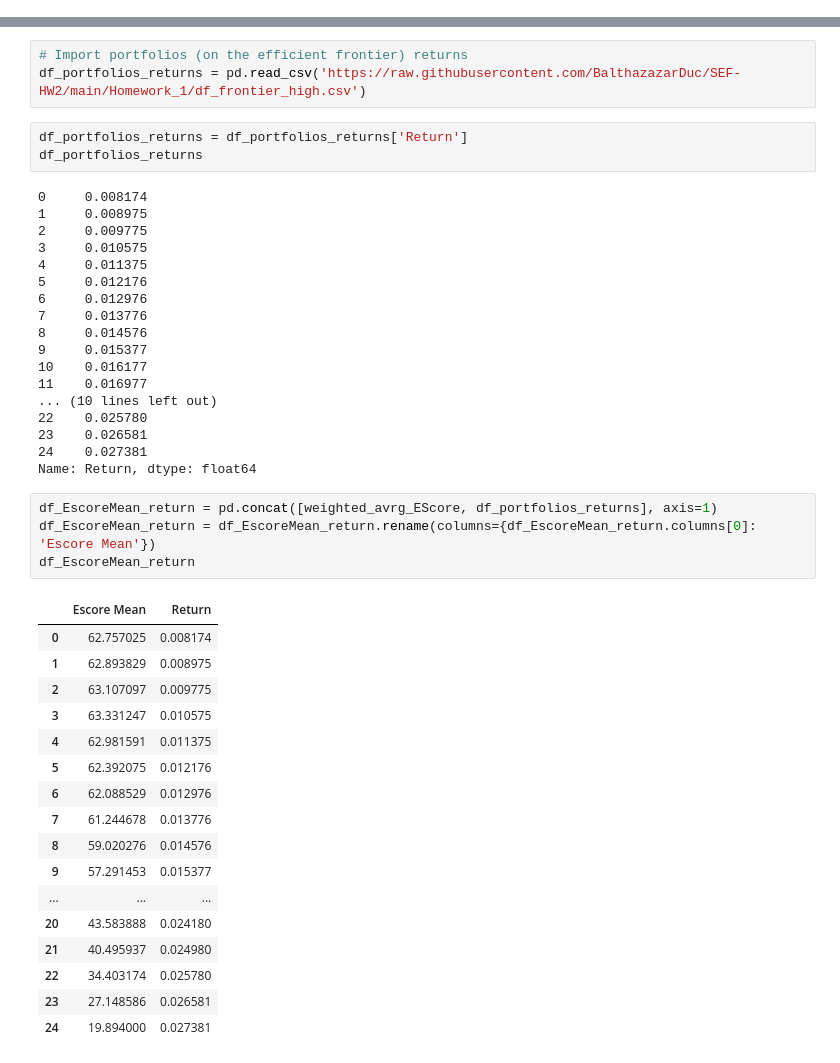
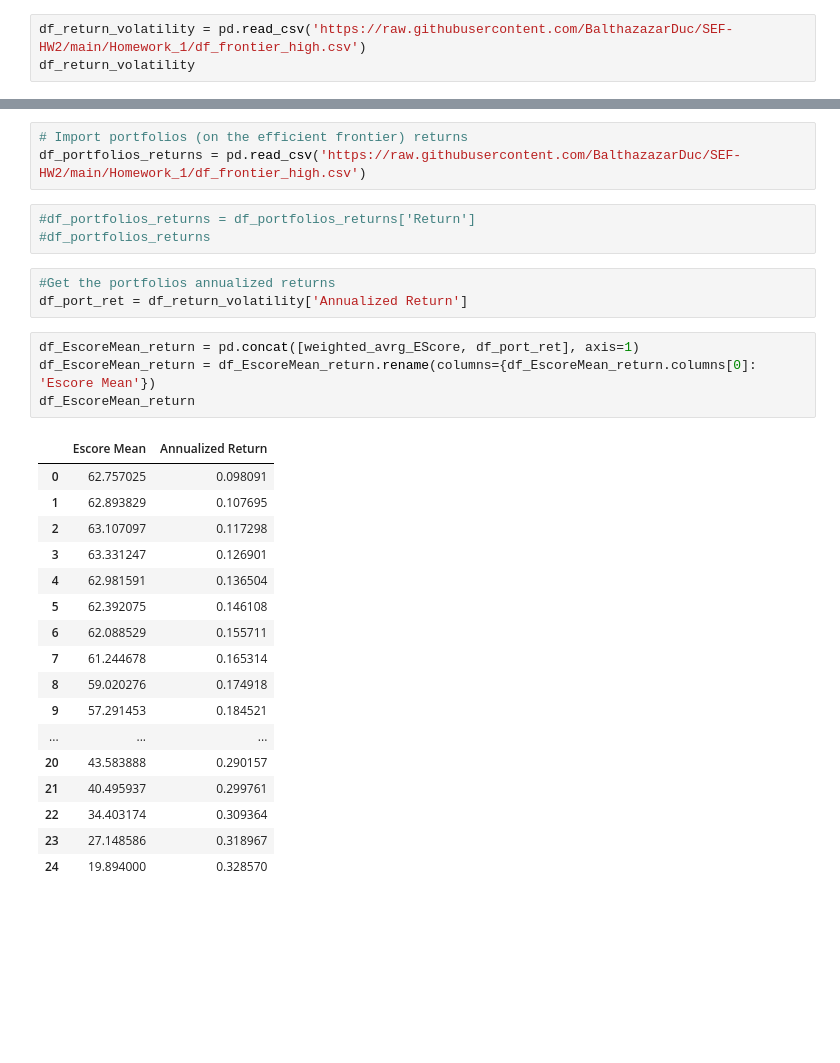
Before and after one commit to BalthazazarDuc/SEF-HW2, a Jupyter notebook: EX1.ipynb, the cells around one changed output, grey strips where cells are left out. Drawn from its saved outputs; the diff is of its cells as text; blank space fills up the shorter version.

```diff
--- a/EX1.ipynb
+++ b/EX1.ipynb
@@ -286,0 +295,3 @@ dtype: float64
+# %%
+df_return_volatility = pd.read_csv('https://raw.githubusercontent.com/BalthazazarDuc/SEF-HW2/main/Homework_1/df_frontier_high.csv')
+df_return_volatility
@@ -652,48 +761,33 @@ Name: NAME, dtype: object
 # Import portfolios (on the efficient frontier) returns
 df_portfolios_returns = pd.read_csv('https://raw.githubusercontent.com/BalthazazarDuc/SEF-HW2/main/Homework_1/df_frontier_high.csv')
 # %%
-df_portfolios_returns = df_portfolios_returns['Return']
-df_portfolios_returns
+#df_portfolios_returns = df_portfolios_returns['Return']
+#df_portfolios_returns
-# %% [output]
-0     0.008174
-1     0.008975
-2     0.009775
-3     0.010575
-4     0.011375
-5     0.012176
-6     0.012976
-7     0.013776
-8     0.014576
-9     0.015377
-10    0.016177
-11    0.016977
-... (10 lines left out)
-22    0.025780
-23    0.026581
-24    0.027381
-Name: Return, dtype: float64
+# %%
+#Get the portfolios annualized returns
+df_port_ret = df_return_volatility['Annualized Return']
 # %%
-df_EscoreMean_return = pd.concat([weighted_avrg_EScore, df_portfolios_returns], axis=1)
+df_EscoreMean_return = pd.concat([weighted_avrg_EScore, df_port_ret], axis=1)
 df_EscoreMean_return = df_EscoreMean_return.rename(columns={df_EscoreMean_return.columns[0]: 'Escore Mean'})
 df_EscoreMean_return
 # %% [output]
-|  | Escore Mean | Return |
-| 0 | 62.757025 | 0.008174 |
-| 1 | 62.893829 | 0.008975 |
-| 2 | 63.107097 | 0.009775 |
-| 3 | 63.331247 | 0.010575 |
-| 4 | 62.981591 | 0.011375 |
-| 5 | 62.392075 | 0.012176 |
-| 6 | 62.088529 | 0.012976 |
-| 7 | 61.244678 | 0.013776 |
-| 8 | 59.020276 | 0.014576 |
-| 9 | 57.291453 | 0.015377 |
+|  | Escore Mean | Annualized Return |
+| 0 | 62.757025 | 0.098091 |
+| 1 | 62.893829 | 0.107695 |
+| 2 | 63.107097 | 0.117298 |
+| 3 | 63.331247 | 0.126901 |
+| 4 | 62.981591 | 0.136504 |
+| 5 | 62.392075 | 0.146108 |
+| 6 | 62.088529 | 0.155711 |
+| 7 | 61.244678 | 0.165314 |
+| 8 | 59.020276 | 0.174918 |
+| 9 | 57.291453 | 0.184521 |
 | ... | ... | ... |
-| 20 | 43.583888 | 0.024180 |
-| 21 | 40.495937 | 0.024980 |
-| 22 | 34.403174 | 0.025780 |
-| 23 | 27.148586 | 0.026581 |
-| 24 | 19.894000 | 0.027381 |
+| 20 | 43.583888 | 0.290157 |
+| 21 | 40.495937 | 0.299761 |
+| 22 | 34.403174 | 0.309364 |
+| 23 | 27.148586 | 0.318967 |
+| 24 | 19.894000 | 0.328570 |
 # %%
 # Plot in the E score-return space the various portfolios
 plt.figure(figsize=(10, 6))
```
Also changed, not shown: parts of 14 cells of this notebook.
